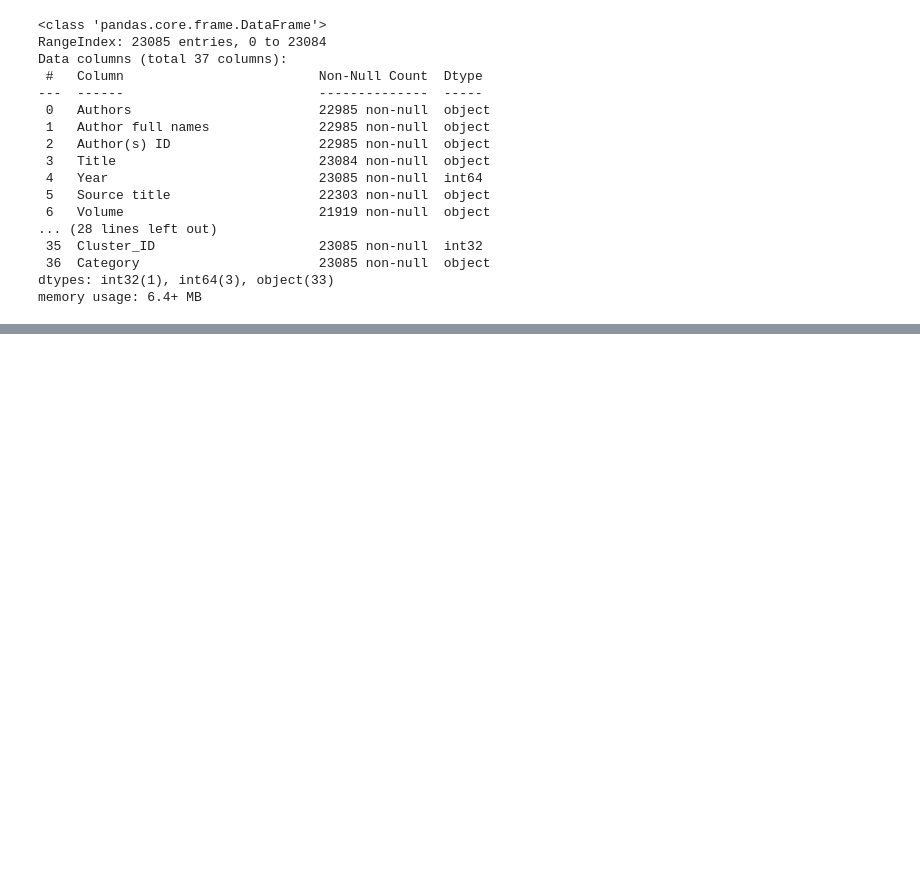
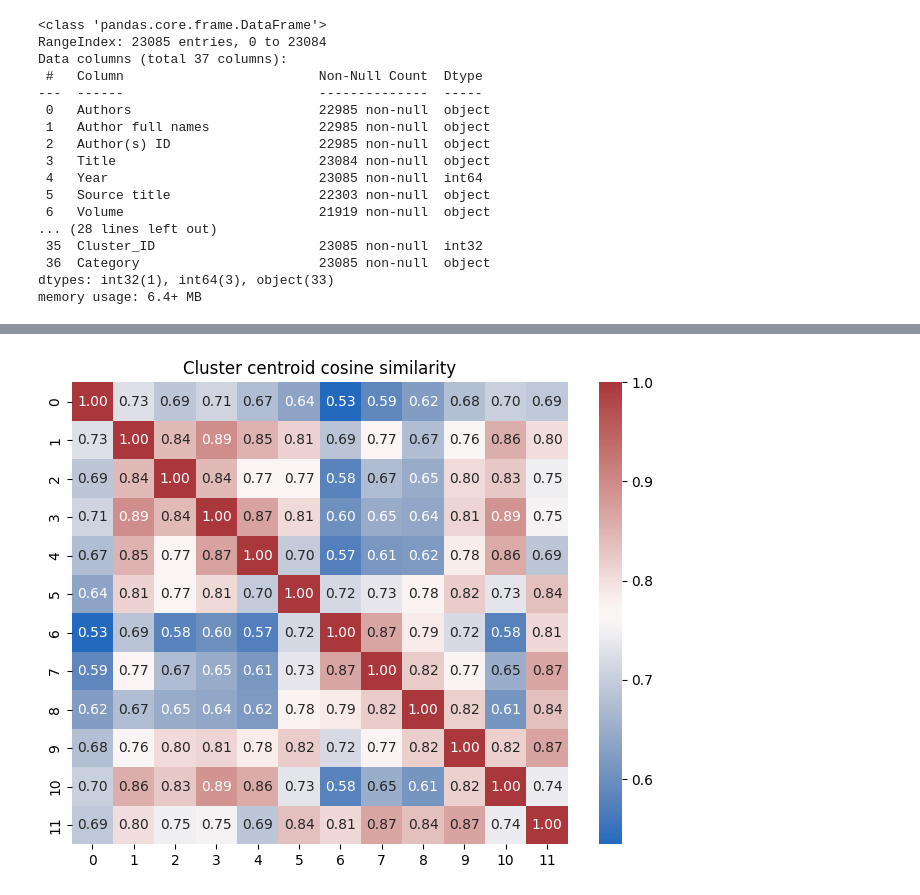
Before and after one commit to Muhammad-Awais-khan/FRP-Research-Clustering, a Jupyter notebook: data_classification.ipynb, the cells around one changed output, grey strips where cells are left out. Cells and saved outputs as stored; diff of their text form; code cells hidden in the pictures; blank space fills up the shorter version.

```diff
--- a/data_classification.ipynb
+++ b/data_classification.ipynb
@@ -173,0 +317,18 @@ with pd.ExcelWriter('Final Database.xlsx', engine='xlsxwriter') as writer:
+# %%
+# Cluster centroid cosine-similarity heatmap
+from sklearn.metrics.pairwise import cosine_similarity
+centroids = []
+labels = []
+for cid in np.unique(categories):
+    labels.append(int(cid))
+    centroids.append(normalize_embeddings[categories==cid].mean(axis=0))
+centroids = np.vstack(centroids)
+sim = cosine_similarity(centroids)
+
+import seaborn as sns
+plt.figure(figsize=(8,6))
+sns.heatmap(sim, annot=True, fmt='.2f', cmap='vlag', xticklabels=labels, yticklabels=labels)
+plt.title('Cluster centroid cosine similarity')
+plt.show()
+# %% [output]
+[figure, added]
```
Also changed, not shown: parts of 5 cells of this notebook, 22 other files.
